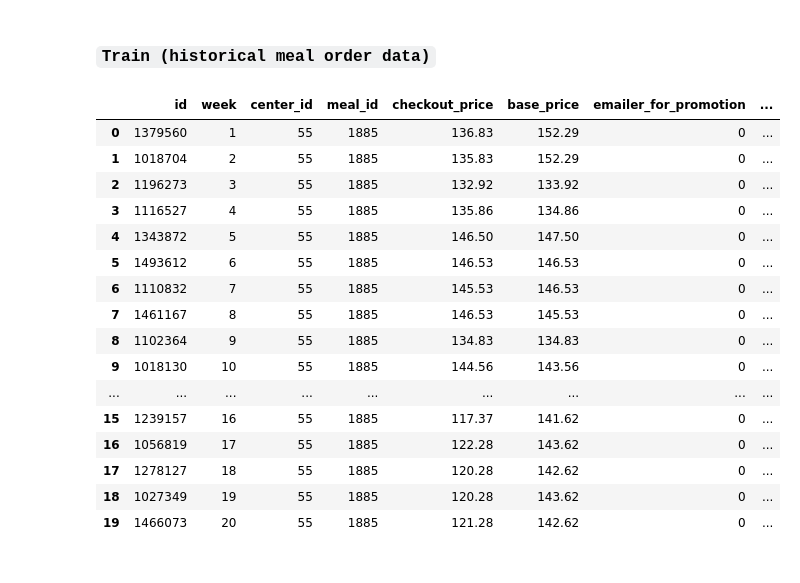
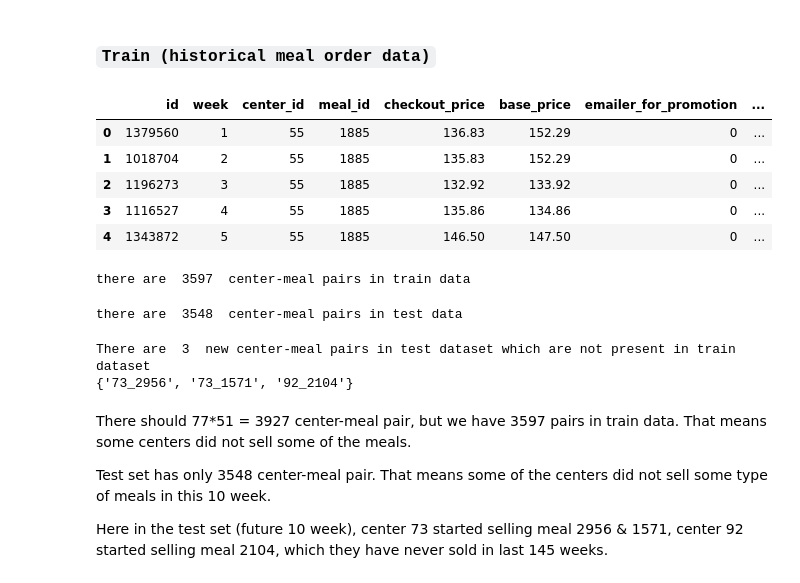
Before and after one commit to NishantBhavsar/Genpact-ML-hackathon, a Jupyter notebook: code/Analysis.ipynb, the cells around one changed output. Cells and saved outputs as stored; diff of their text form; code cells hidden in the pictures.

```diff
--- a/code/Analysis.ipynb
+++ b/code/Analysis.ipynb
@@ -9,6 +9,9 @@ import numpy as np
 import matplotlib.pyplot as plt
 %matplotlib inline
 import seaborn as sns
+# %%
+# pd.option_context('display.max_rows', None, 'display.max_columns', None)
+pd.set_option('display.max_rows', None)
 # %%
 FILES_PATH = '../input/'
 SUB_PATH = '../submissions/'
@@ -199,22 +202,34 @@ test_df = pd.merge(test_df, fci_df, on='center_id')
 train_df = pd.merge(train_df, mi_df, on='meal_id')
 test_df = pd.merge(test_df, mi_df, on='meal_id')
 # %%
-train_df.head(20)
+train_df.head()
 # %% [output]
 |  | id | week | center_id | meal_id | checkout_price | base_price | emailer_for_promotion | ... |
 | 0 | 1379560 | 1 | 55 | 1885 | 136.83 | 152.29 | 0 | ... |
 | 1 | 1018704 | 2 | 55 | 1885 | 135.83 | 152.29 | 0 | ... |
 | 2 | 1196273 | 3 | 55 | 1885 | 132.92 | 133.92 | 0 | ... |
 | 3 | 1116527 | 4 | 55 | 1885 | 135.86 | 134.86 | 0 | ... |
 | 4 | 1343872 | 5 | 55 | 1885 | 146.50 | 147.50 | 0 | ... |
-| 5 | 1493612 | 6 | 55 | 1885 | 146.53 | 146.53 | 0 | ... |
-| 6 | 1110832 | 7 | 55 | 1885 | 145.53 | 146.53 | 0 | ... |
-| 7 | 1461167 | 8 | 55 | 1885 | 146.53 | 145.53 | 0 | ... |
-| 8 | 1102364 | 9 | 55 | 1885 | 134.83 | 134.83 | 0 | ... |
-| 9 | 1018130 | 10 | 55 | 1885 | 144.56 | 143.56 | 0 | ... |
-| ... | ... | ... | ... | ... | ... | ... | ... | ... |
-| 15 | 1239157 | 16 | 55 | 1885 | 117.37 | 141.62 | 0 | ... |
-| 16 | 1056819 | 17 | 55 | 1885 | 122.28 | 143.62 | 0 | ... |
-| 17 | 1278127 | 18 | 55 | 1885 | 120.28 | 142.62 | 0 | ... |
-| 18 | 1027349 | 19 | 55 | 1885 | 120.28 | 143.62 | 0 | ... |
-| 19 | 1466073 | 20 | 55 | 1885 | 121.28 | 142.62 | 0 | ... |
+# %%
+c_m_tr = (train_df['center_id'].astype(str) + "_" + train_df['meal_id'].astype(str)).unique()
+print("there are ", len(c_m_tr), " center-meal pairs in train data")
+# %% [output]
+there are  3597  center-meal pairs in train data
+# %%
+c_m_te = (test_df['center_id'].astype(str) + "_" + test_df['meal_id'].astype(str)).unique()
+print("there are ", len(c_m_te), " center-meal pairs in test data")
+# %% [output]
+there are  3548  center-meal pairs in test data
+# %%
+# check if test set has any new center-mean pair or not
+print("There are ", len(set(c_m_te) - set(c_m_tr)), " new center-meal pairs in test dataset which are not present in train dataset")
+print(set(c_m_te) - set(c_m_tr))
+# %% [output]
+There are  3  new center-meal pairs in test dataset which are not present in train dataset
+{'73_2956', '73_1571', '92_2104'}
+# %% [markdown]
+There should 77*51 = 3927 center-meal pair, but we have 3597 pairs in train data. That means some centers did not sell some of the meals.
+
+Test set has only 3548 center-meal pair. That means some of the centers did not sell some type of meals in this 10 week.
+
+Here in the test set (future 10 week), center 73 started selling meal 2956 & 1571, center 92 started selling meal 2104, which they have never sold in last 145 weeks.
```
Also changed, not shown: parts of 14 cells of this notebook, 2 other files.
